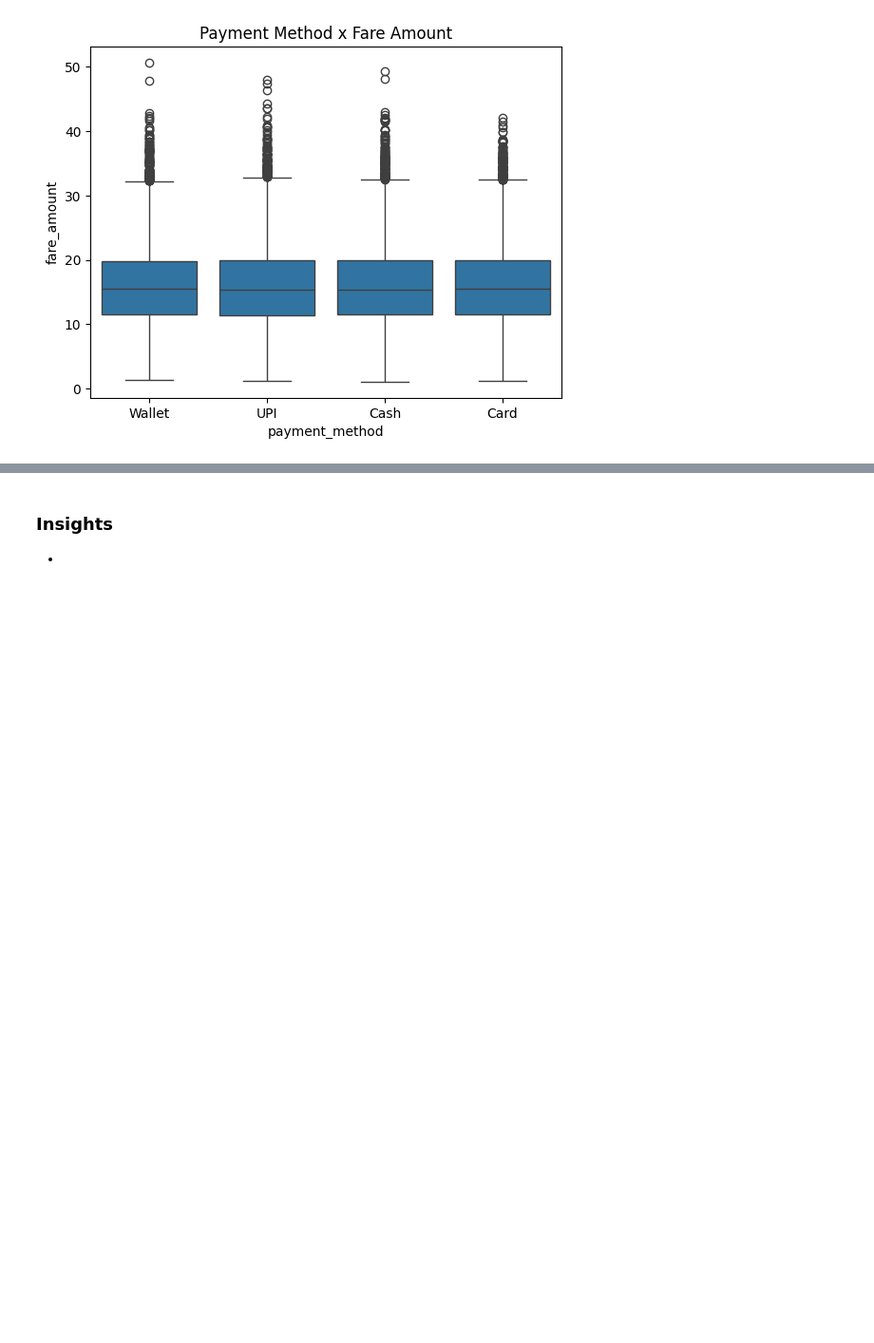
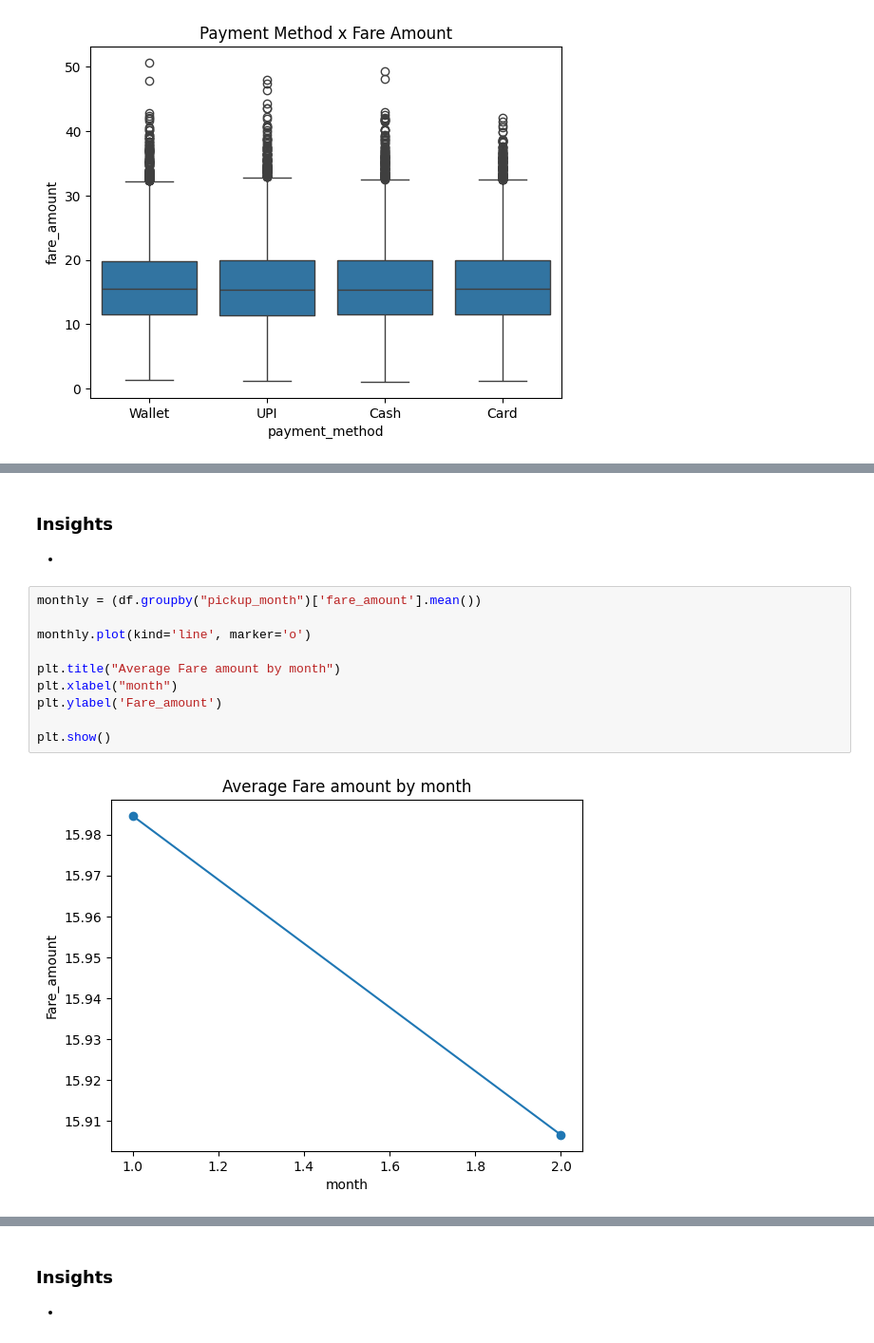
Before and after one commit to SJ-Santos/EndToEndMLProject, a Jupyter notebook: notebook/EDA.ipynb, the cells around one changed output, grey strips where cells are left out. Shown at 95% size. Cells and saved outputs as stored; diff of their text form; blank space fills up the shorter version.

```diff
--- a/notebook/EDA.ipynb
+++ b/notebook/EDA.ipynb
@@ -422,0 +449,15 @@ plt.show()
+# %% [markdown]
+### Insights
+*
+# %%
+monthly = (df.groupby("pickup_month")['fare_amount'].mean())
+
+monthly.plot(kind='line', marker='o')
+
+plt.title("Average Fare amount by month")
+plt.xlabel("month")
+plt.ylabel('Fare_amount')
+
+plt.show()
+# %% [output]
+[figure, added]
```
Also changed, not shown: parts of 16 cells of this notebook, 1 other file.
